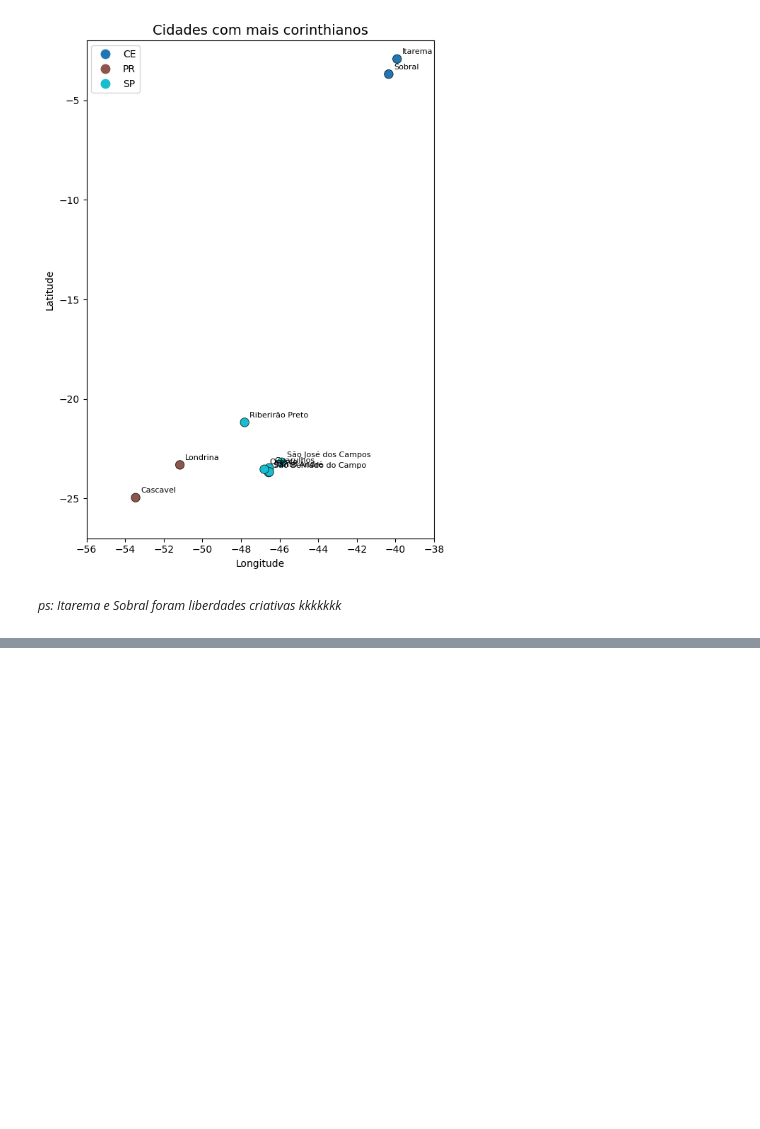
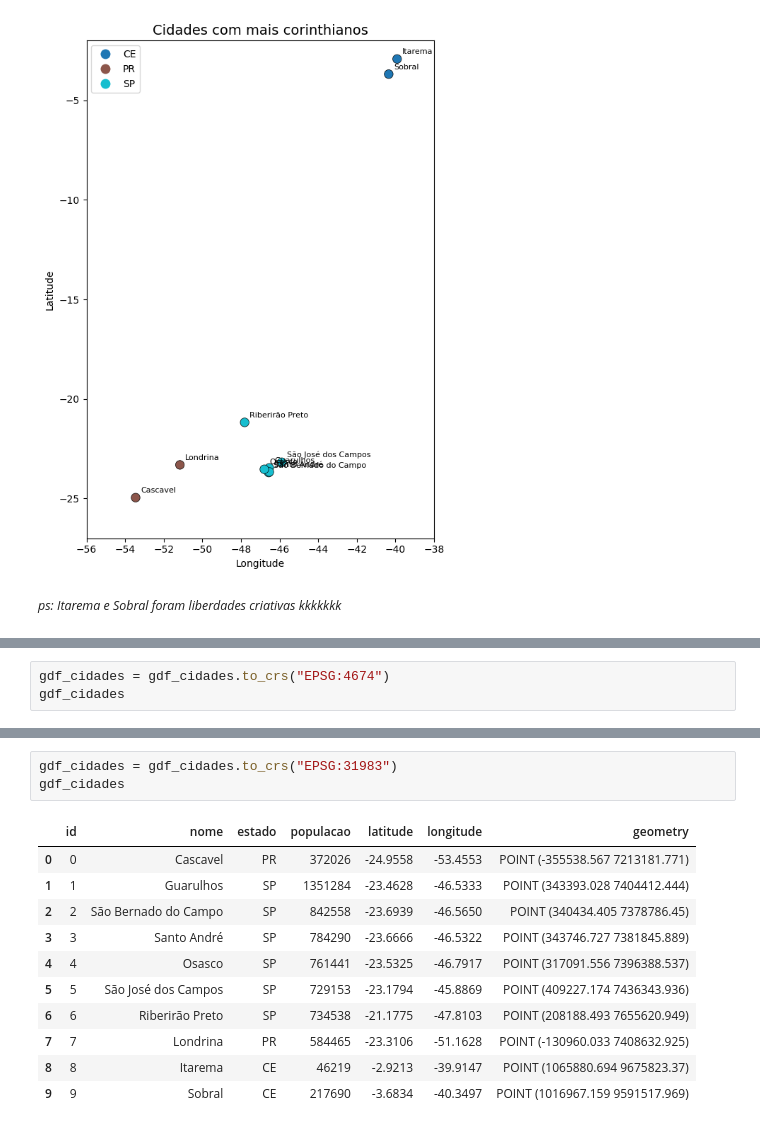
Before and after one commit to samylesousa/curso-geo-processamento, a Jupyter notebook: gis-python/parte-1/Python_+_Gis_Parte_1.ipynb, the cells around one changed output, grey strips where cells are left out. Saved outputs shown, nothing was run; the diff lists cells and outputs as text; blank space fills up the shorter version.

```diff
--- a/gis-python/parte-1/Python_+_Gis_Parte_1.ipynb
+++ b/gis-python/parte-1/Python_+_Gis_Parte_1.ipynb
@@ -441,0 +444,3 @@ plt.show()
+# %%
+gdf_cidades = gdf_cidades.to_crs("EPSG:4674")
+gdf_cidades
@@ -441,0 +459,15 @@ plt.show()
+# %%
+gdf_cidades = gdf_cidades.to_crs("EPSG:31983")
+gdf_cidades
+# %% [output]
+|  | id | nome | estado | populacao | latitude | longitude | geometry |
+| 0 | 0 | Cascavel | PR | 372026 | -24.9558 | -53.4553 | POINT (-355538.567 7213181.771) |
+| 1 | 1 | Guarulhos | SP | 1351284 | -23.4628 | -46.5333 | POINT (343393.028 7404412.444) |
+| 2 | 2 | São Bernado do Campo | SP | 842558 | -23.6939 | -46.5650 | POINT (340434.405 7378786.45) |
+| 3 | 3 | Santo André | SP | 784290 | -23.6666 | -46.5322 | POINT (343746.727 7381845.889) |
+| 4 | 4 | Osasco | SP | 761441 | -23.5325 | -46.7917 | POINT (317091.556 7396388.537) |
+| 5 | 5 | São José dos Campos | SP | 729153 | -23.1794 | -45.8869 | POINT (409227.174 7436343.936) |
+| 6 | 6 | Riberirão Preto | SP | 734538 | -21.1775 | -47.8103 | POINT (208188.493 7655620.949) |
+| 7 | 7 | Londrina | PR | 584465 | -23.3106 | -51.1628 | POINT (-130960.033 7408632.925) |
+| 8 | 8 | Itarema | CE | 46219 | -2.9213 | -39.9147 | POINT (1065880.694 9675823.37) |
+| 9 | 9 | Sobral | CE | 217690 | -3.6834 | -40.3497 | POINT (1016967.159 9591517.969) |
```
Also changed, not shown: parts of 2 cells of this notebook, 1 other file.
